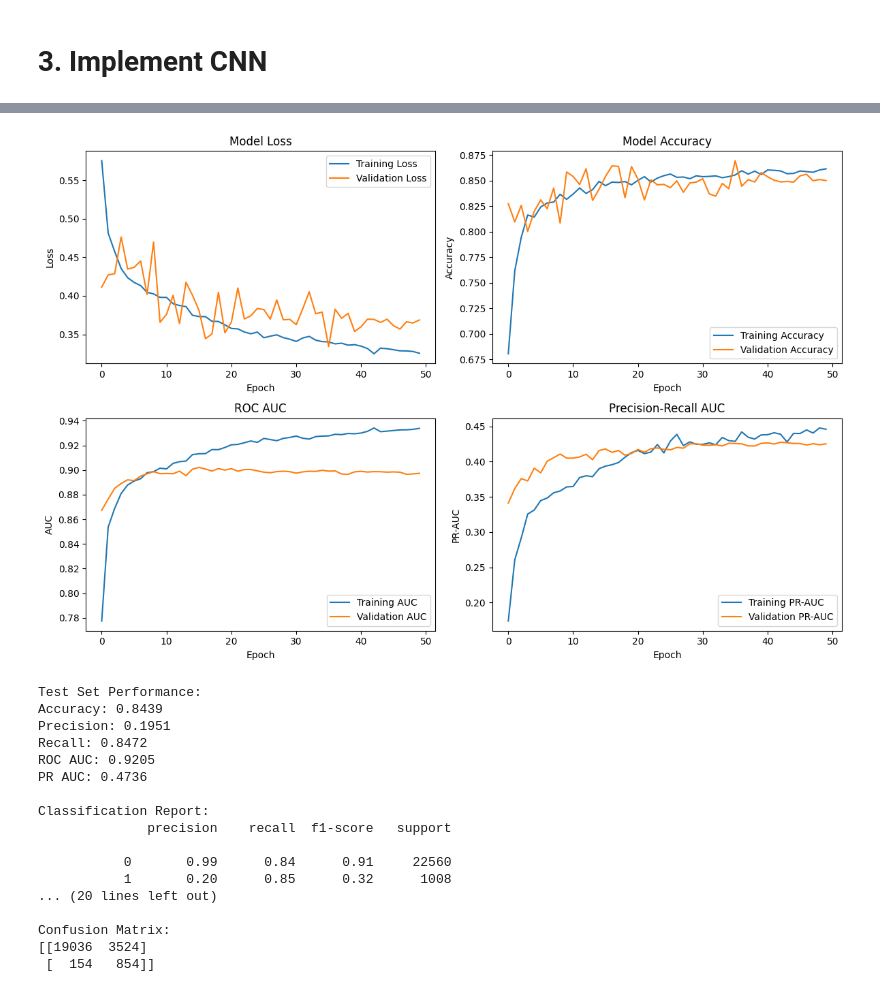
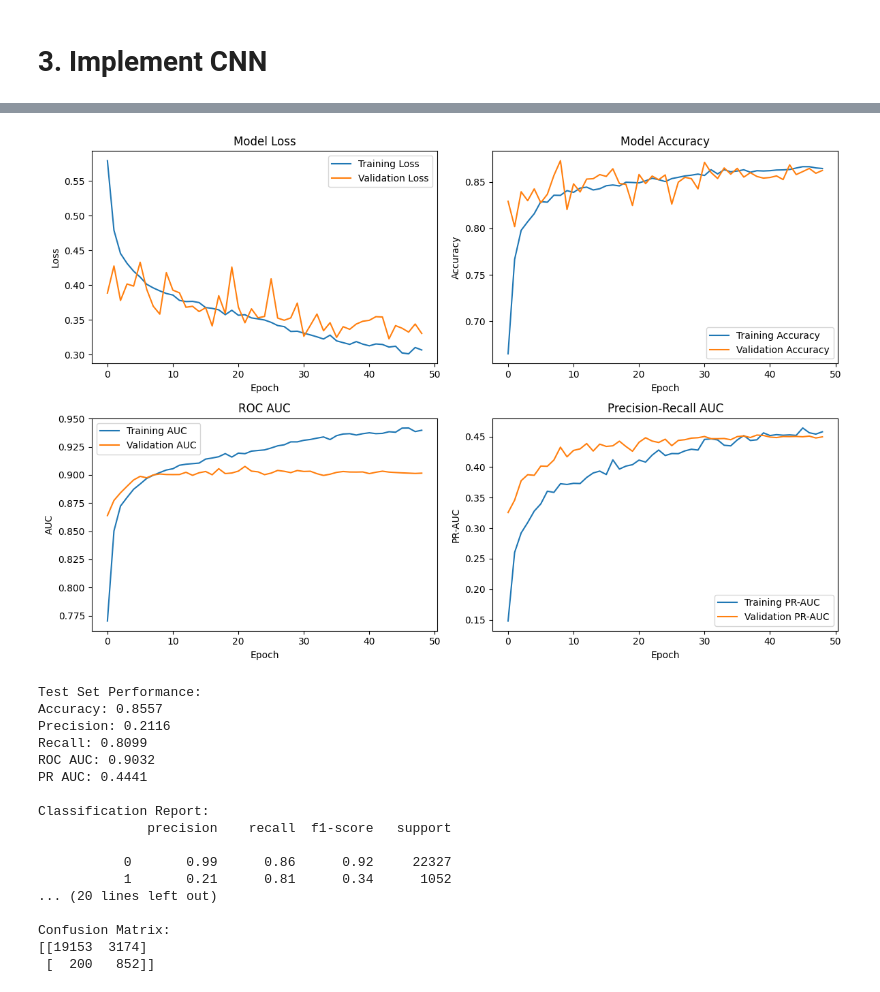
Before and after one commit to pokedot/duckygenes-m6A, a Jupyter notebook: notebooks/cnn.ipynb, the cells around one changed output, grey strips where cells are left out. Saved outputs shown, nothing was run; the diff lists cells and outputs as text; code cells hidden in the pictures.

```diff
--- a/notebooks/cnn.ipynb
+++ b/notebooks/cnn.ipynb
@@ -314,5 +456,5 @@ Model: "sequential_1"
 # %%
-# Create validation split from training data (gene-level)
+# Create validation split from training data
 cnn_gene_mapping = labels.set_index(['transcript_id', 'transcript_position']).loc[cnn_features.index]['gene_id'].values
 train_genes = np.unique(cnn_gene_mapping[train_mask])
 val_size = int(0.2 * len(train_genes))
@@ -346,7 +488,7 @@ callbacks = [
         mode='max'
     ),
     keras.callbacks.ModelCheckpoint(
-        'best_cnn_model.h5',
+        '../models/best_cnn_model.keras',
         monitor='val_pr_auc',
         save_best_only=True,
         mode='max'
@@ -359,11 +500,0 @@ Test set: 23568 samples
-# %%
-# Train the CNN model
-history = model.fit(
-    X_train_final, y_train_final,
-    validation_data=(X_val, y_val),
-    epochs=50,
-    batch_size=256,
-    class_weight=class_weight_dict,
-    callbacks=callbacks,
-    verbose=1
-)
@@ -408,4 +729,32 @@ WARNING:absl:You are saving your model as an HDF5 file via `model.save()` or `ke
 # %%
+# Train and evaluate the CNN model
+print("Training CNN model for evaluation and plotting...")
+
+# Create and compile the model
+model = create_cnn(input_shape=(X_train_final.shape[1], X_train_final.shape[2]))
+model.compile(
+    optimizer=keras.optimizers.Adam(learning_rate=0.001),
+    loss='binary_crossentropy',
+    metrics=[
+        'accuracy',
+        keras.metrics.Precision(name='precision'),
+        keras.metrics.Recall(name='recall'),
+        keras.metrics.AUC(name='auc'),
+        keras.metrics.AUC(name='pr_auc', curve='PR')
+    ]
+)
+
+# Train the model
+history = model.fit(
+    X_train_final, y_train_final,
+    validation_data=(X_val, y_val),
+    epochs=50,
+    batch_size=128,
+    class_weight=class_weight_dict,
+    callbacks=callbacks,
+    verbose=1
+)
+
 # Plot training history
 fig, axes = plt.subplots(2, 2, figsize=(12, 8))
 
@@ -441,51 +790,51 @@ axes[1,1].set_xlabel('Epoch')
 axes[1,1].set_ylabel('PR-AUC')
 axes[1,1].legend()
 
 plt.tight_layout()
 plt.show()
 
 # Evaluate on test set
 test_loss, test_acc, test_precision, test_recall, test_auc, test_pr_auc = model.evaluate(
     X_test, y_test, verbose=0
 )
 
 print(f"\nTest Set Performance:")
 print(f"Accuracy: {test_acc:.4f}")
 print(f"Precision: {test_precision:.4f}")
 print(f"Recall: {test_recall:.4f}")
 print(f"ROC AUC: {test_auc:.4f}")
 print(f"PR AUC: {test_pr_auc:.4f}")
 
 # Get predictions
 y_pred_proba = model.predict(X_test, verbose=0)
 y_pred = (y_pred_proba > 0.5).astype(int)
 
 # Additional metrics
 
 print(f"\nClassification Report:")
 print(classification_report(y_test, y_pred))
 
 print(f"\nConfusion Matrix:")
 print(confusion_matrix(y_test, y_pred))
 # %% [output]
-[figure, old version]
+[figure, new version]
 Test Set Performance:
-Accuracy: 0.8439
-Precision: 0.1951
-Recall: 0.8472
-ROC AUC: 0.9205
-PR AUC: 0.4736
+Accuracy: 0.8557
+Precision: 0.2116
+Recall: 0.8099
+ROC AUC: 0.9032
+PR AUC: 0.4441
 
 Classification Report:
               precision    recall  f1-score   support
 
-           0       0.99      0.84      0.91     22560
-           1       0.20      0.85      0.32      1008
+           0       0.99      0.86      0.92     22327
+           1       0.21      0.81      0.34      1052
 ... (20 lines left out)
 
 Confusion Matrix:
-[[19036  3524]
- [  154   854]]
+[[19153  3174]
+ [  200   852]]
 # %%
 # Create submission file
 print("Creating submission file...")
```
Also changed, not shown: parts of 14 cells of this notebook, 6 other files.
